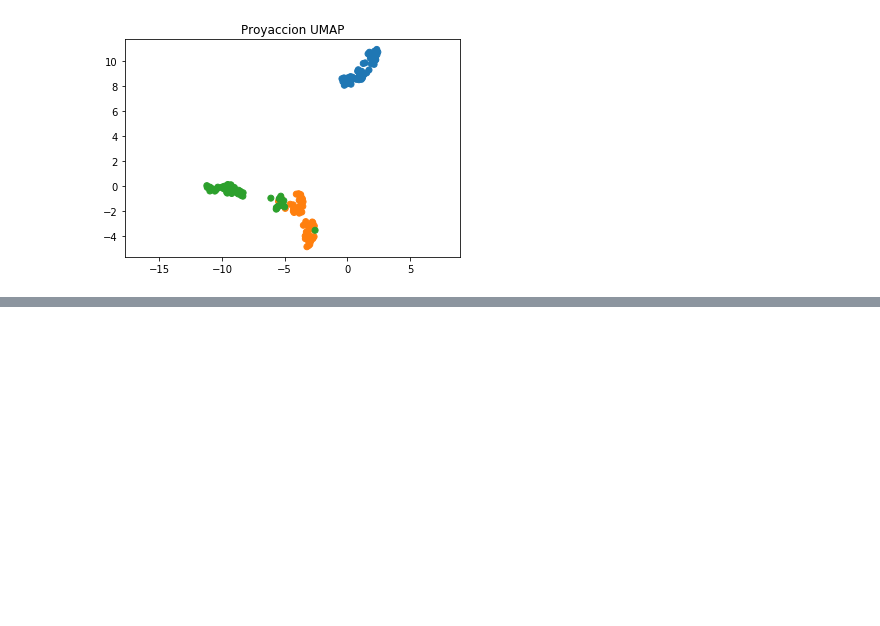
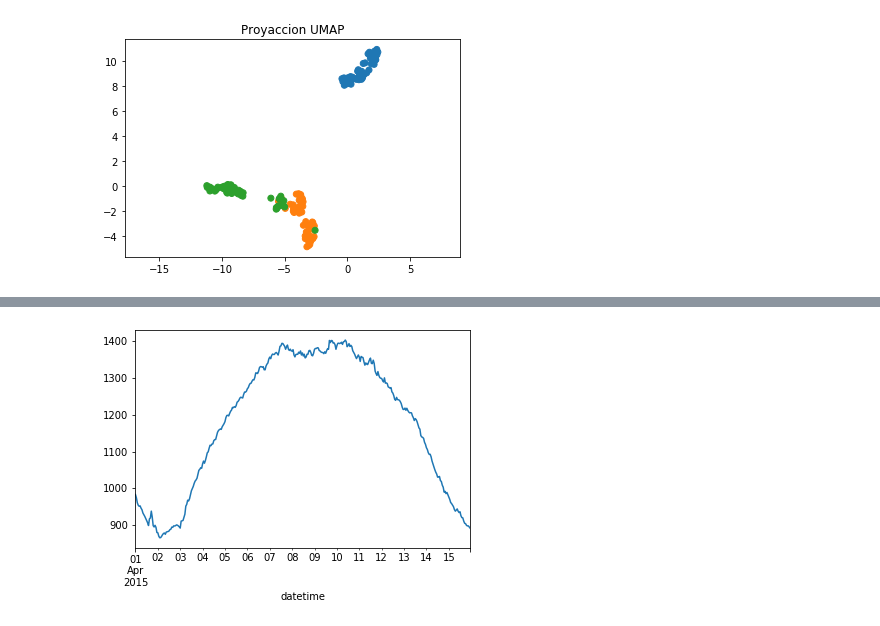
Before and after one commit to aeonryu/clases_datamex1019, a Jupyter notebook: w5_d4 - PCA, ICA, UMAP, Time series.ipynb, the cells around one changed output, grey strips where cells are left out. Cells and saved outputs as stored; diff of their text form; code cells hidden in the pictures; blank space fills up the shorter version.

```diff
--- a/w5_d4 - PCA, ICA, UMAP, Time series.ipynb
+++ b/w5_d4 - PCA, ICA, UMAP, Time series.ipynb
@@ -178,0 +214,6 @@ plt.show();
+# %%
+import statsmodels.api as sm
+dias=df.CO2.loc['2015-4-1': '2015-4-15']
+dias.plot();
+# %% [output]
+[figure, added]
```
Also changed, not shown: parts of 18 cells of this notebook.
